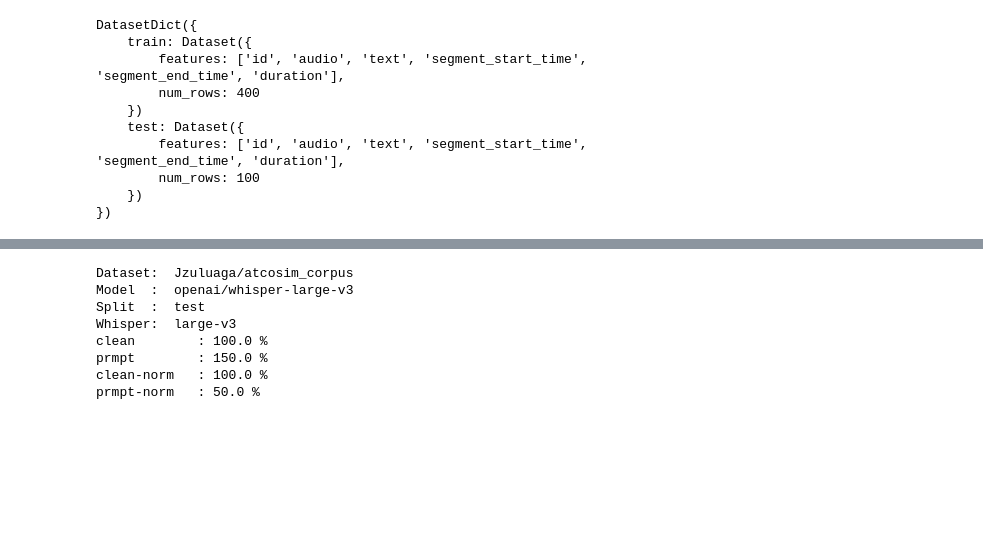
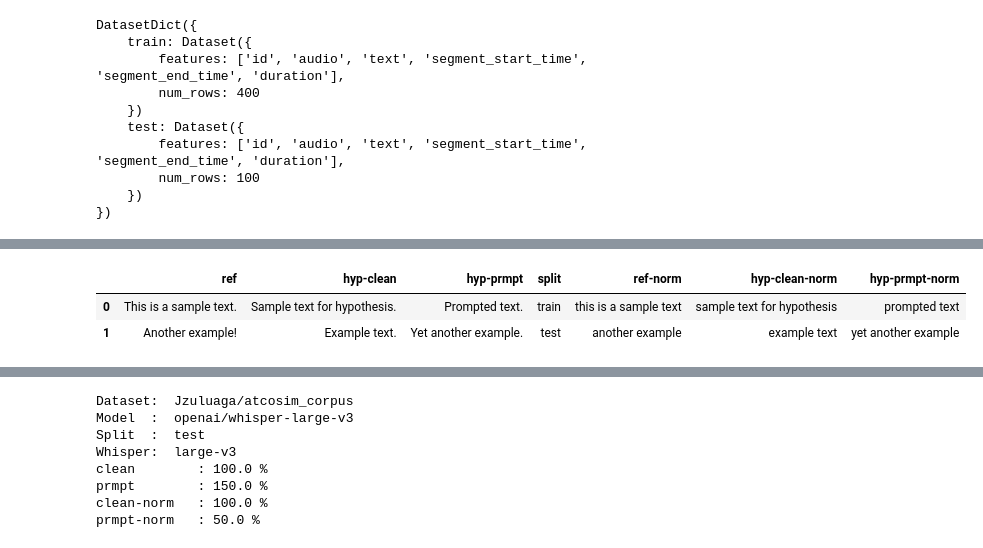
Before and after one commit to lyuyues/ATC_NLP, a Jupyter notebook: eval_blank.ipynb, the cells around one changed output, grey strips where cells are left out. Saved outputs shown, nothing was run; the diff lists cells and outputs as text; code cells hidden in the pictures; blank space fills up the shorter version.

Commit message:
added normalizer

```diff
--- a/eval_blank.ipynb
+++ b/eval_blank.ipynb
@@ -196,3 +155,16 @@ print(df.head())
+# %%
+# Normalization
+from Normalizer import filterAndNormalize
+
+df['ref-norm'] = df.apply(lambda x: filterAndNormalize(x['ref']), axis=1)
+df['hyp-clean-norm'] = df.apply(lambda x: filterAndNormalize(x['hyp-clean']), axis=1)
+df['hyp-prmpt-norm'] = df.apply(lambda x: filterAndNormalize(x['hyp-prmpt']), axis=1)
+
+df.head()
+# %% [output]
+|  | ref | hyp-clean | hyp-prmpt | split | ref-norm | hyp-clean-norm | hyp-prmpt-norm |
+| 0 | This is a sample text. | Sample text for hypothesis. | Prompted text. | train | this is a sample text | sample text for hypothesis | prompted text |
+| 1 | Another example! | Example text. | Yet another example. | test | another example | example text | yet another example |
 # %%
 !pip install jiwer
 import jiwer
```
Also changed, not shown: parts of 4 cells of this notebook, 1 other file.
